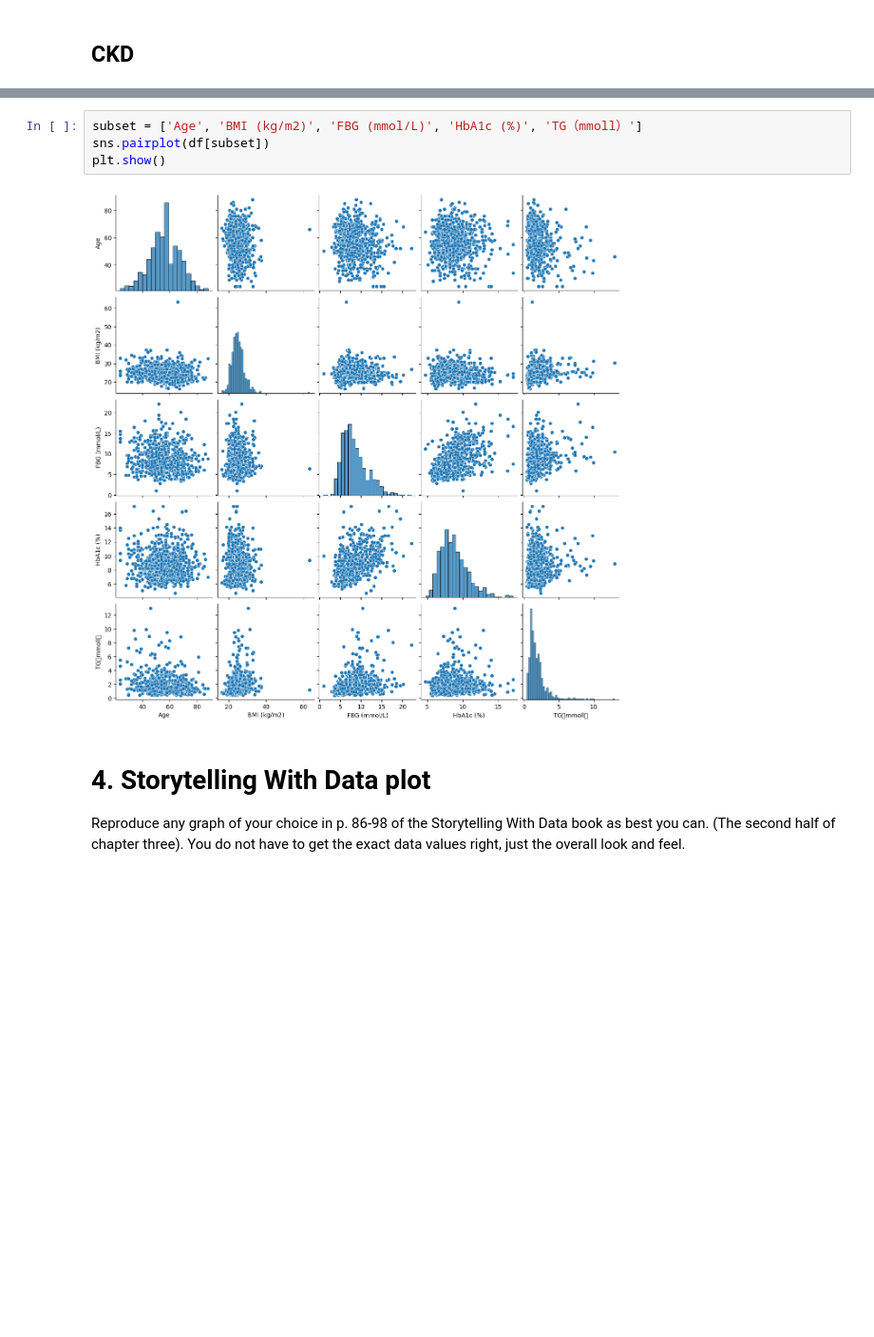
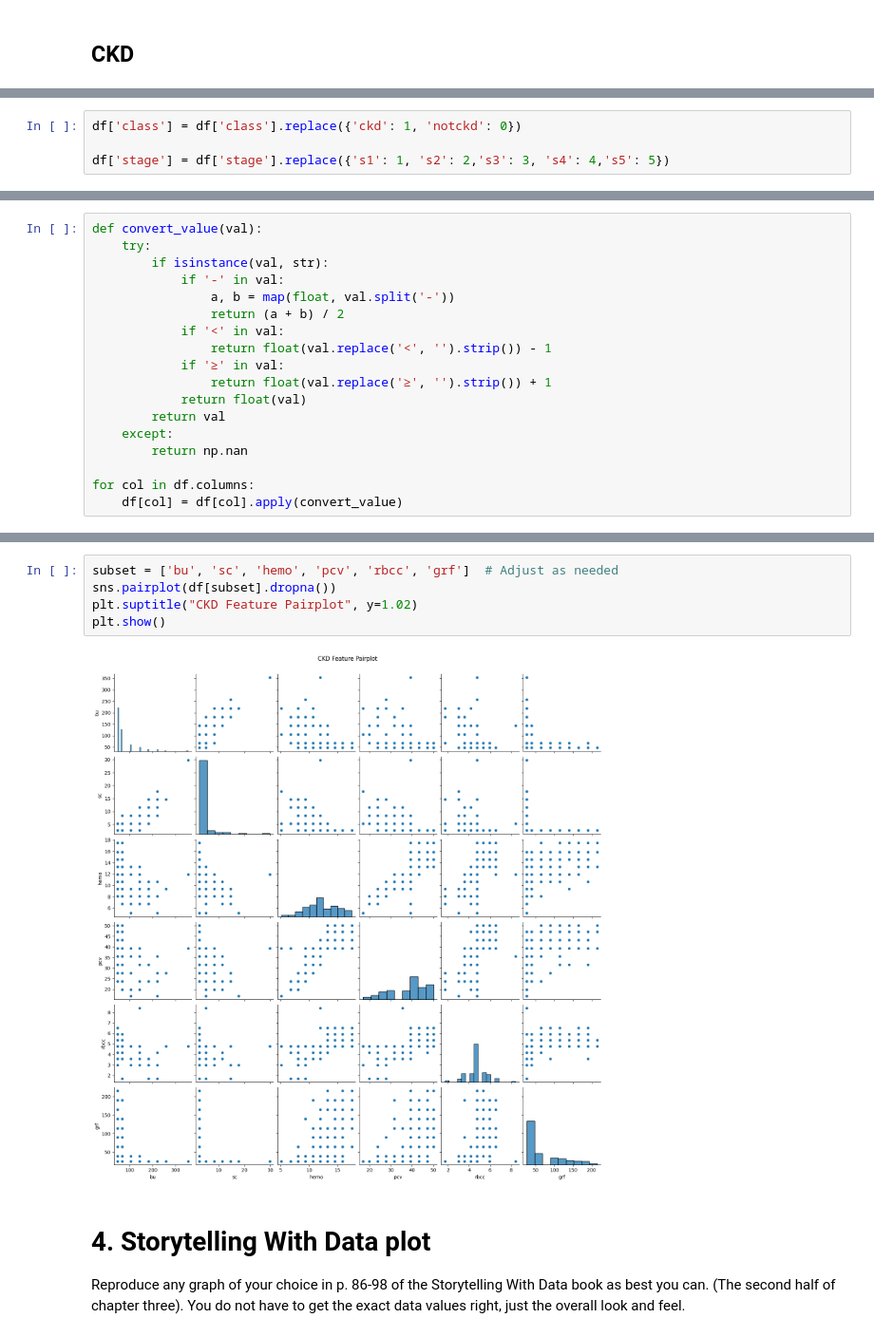
Before and after one commit to Smi7hey13/ModBSem2Sum, a Jupyter notebook: Week6.ipynb, the cells around one changed output, grey strips where cells are left out. Shown at 95% size. Saved outputs shown, nothing was run; the diff lists cells and outputs as text; blank space fills up the shorter version.

```diff
--- a/Week6.ipynb
+++ b/Week6.ipynb
@@ -156 +156,5 @@ df.head()
 5 rows × 29 columns
+# %%
+df['class'] = df['class'].replace({'ckd': 1, 'notckd': 0})
+
+df['stage'] = df['stage'].replace({'s1': 1, 's2': 2,'s3': 3, 's4': 4,'s5': 5})
@@ -156,0 +175,18 @@ df.head()
+# %%
+def convert_value(val):
+    try:
+        if isinstance(val, str):
+            if '-' in val:
+                a, b = map(float, val.split('-'))
+                return (a + b) / 2
+            if '<' in val:
+                return float(val.replace('<', '').strip()) - 1
+            if '≥' in val:
+                return float(val.replace('≥', '').strip()) + 1
+            return float(val)
+        return val
+    except:
+        return np.nan
+
+for col in df.columns:
+    df[col] = df[col].apply(convert_value)
@@ -185,9 +245,10 @@ for col1, col2 in high_corr_pairs[:5]:
 # %%
-subset = ['Age', 'BMI (kg/m2)', 'FBG (mmol/L)', 'HbA1c (%)', 'TG（mmoll）']
-sns.pairplot(df[subset])
+subset = ['bu', 'sc', 'hemo', 'pcv', 'rbcc', 'grf']  # Adjust as needed
+sns.pairplot(df[subset].dropna())
+plt.suptitle("CKD Feature Pairplot", y=1.02)
 plt.show()
 # %% [output]
-[figure, old version]
+[figure, new version]
 # %% [markdown]
 # 4. Storytelling With Data plot
 
```
Also changed, not shown: parts of 6 cells of this notebook.
